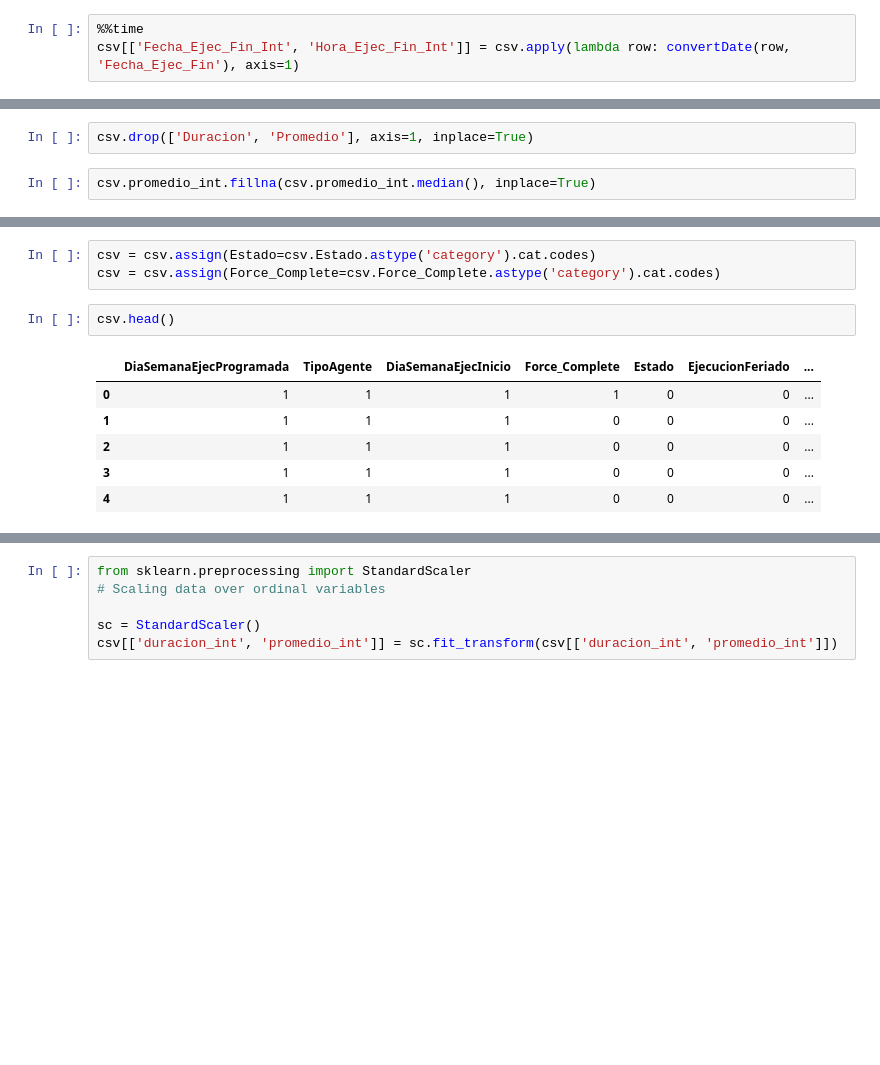
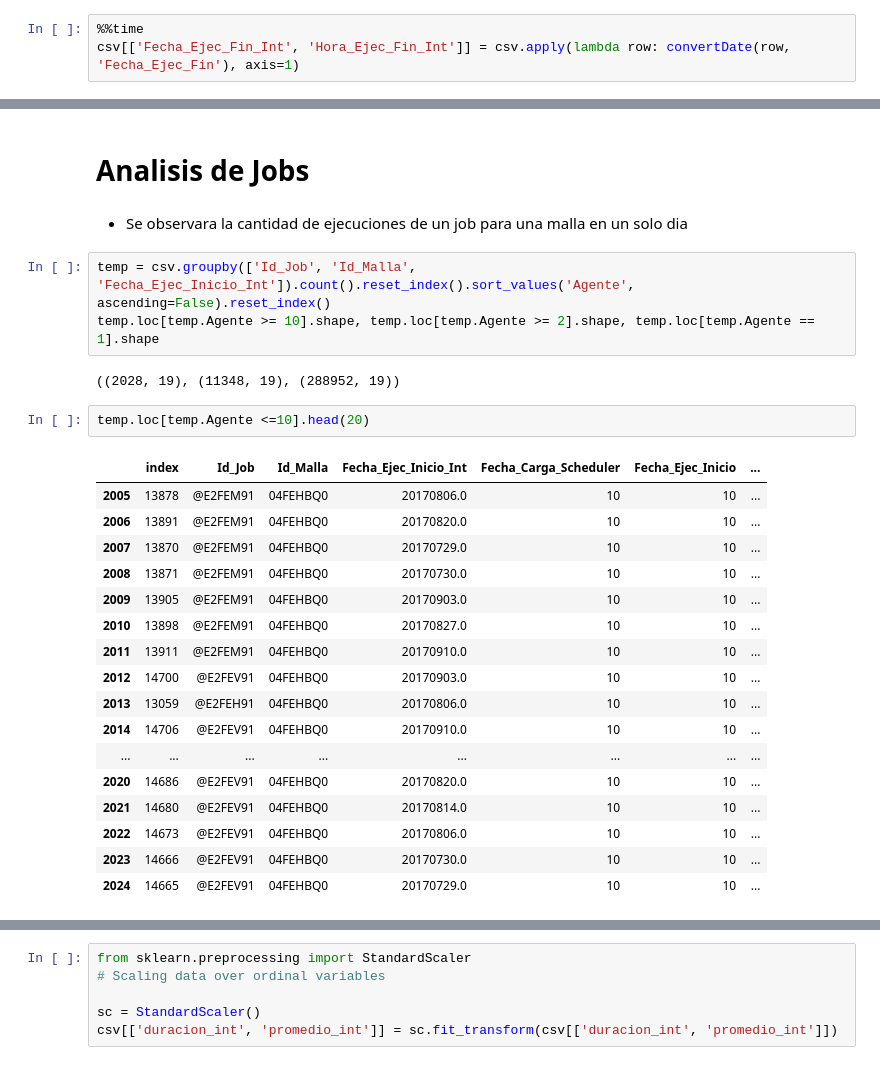
Before and after one commit to kdrivas/analysis-project, a Jupyter notebook: notebooks/Kervy/01-EDA.ipynb, the cells around one changed output, grey strips where cells are left out. Drawn from its saved outputs; the diff is of its cells as text; blank space fills up the shorter version.

```diff
--- a/notebooks/Kervy/01-EDA.ipynb
+++ b/notebooks/Kervy/01-EDA.ipynb
@@ -105,4 +179,0 @@ csv.head()
-# %%
-csv.drop(['Duracion', 'Promedio'], axis=1, inplace=True)
-# %%
-csv.promedio_int.fillna(csv.promedio_int.median(), inplace=True)
@@ -130,12 +180,29 @@ dtype: float64
-# %%
-csv = csv.assign(Estado=csv.Estado.astype('category').cat.codes)
-csv = csv.assign(Force_Complete=csv.Force_Complete.astype('category').cat.codes)
-# %%
-csv.head()
-# %% [output]
-|  | DiaSemanaEjecProgramada | TipoAgente | DiaSemanaEjecInicio | Force_Complete | Estado | EjecucionFeriado | ... |
-| 0 | 1 | 1 | 1 | 1 | 0 | 0 | ... |
-| 1 | 1 | 1 | 1 | 0 | 0 | 0 | ... |
-| 2 | 1 | 1 | 1 | 0 | 0 | 0 | ... |
-| 3 | 1 | 1 | 1 | 0 | 0 | 0 | ... |
-| 4 | 1 | 1 | 1 | 0 | 0 | 0 | ... |
+# %% [markdown]
+# Analisis de Jobs
+# %% [markdown]
+- Se observara la cantidad de ejecuciones de un job para una malla en un solo dia
+# %%
+temp = csv.groupby(['Id_Job', 'Id_Malla', 'Fecha_Ejec_Inicio_Int']).count().reset_index().sort_values('Agente', ascending=False).reset_index()
+temp.loc[temp.Agente >= 10].shape, temp.loc[temp.Agente >= 2].shape, temp.loc[temp.Agente == 1].shape
+# %% [output]
+((2028, 19), (11348, 19), (288952, 19))
+# %%
+temp.loc[temp.Agente <=10].head(20)
+# %% [output]
+|  | index | Id_Job | Id_Malla | Fecha_Ejec_Inicio_Int | Fecha_Carga_Scheduler | Fecha_Ejec_Inicio | ... |
+| 2005 | 13878 | @E2FEM91 | 04FEHBQ0 | 20170806.0 | 10 | 10 | ... |
+| 2006 | 13891 | @E2FEM91 | 04FEHBQ0 | 20170820.0 | 10 | 10 | ... |
+| 2007 | 13870 | @E2FEM91 | 04FEHBQ0 | 20170729.0 | 10 | 10 | ... |
+| 2008 | 13871 | @E2FEM91 | 04FEHBQ0 | 20170730.0 | 10 | 10 | ... |
+| 2009 | 13905 | @E2FEM91 | 04FEHBQ0 | 20170903.0 | 10 | 10 | ... |
+| 2010 | 13898 | @E2FEM91 | 04FEHBQ0 | 20170827.0 | 10 | 10 | ... |
+| 2011 | 13911 | @E2FEM91 | 04FEHBQ0 | 20170910.0 | 10 | 10 | ... |
+| 2012 | 14700 | @E2FEV91 | 04FEHBQ0 | 20170903.0 | 10 | 10 | ... |
+| 2013 | 13059 | @E2FEH91 | 04FEHBQ0 | 20170806.0 | 10 | 10 | ... |
+| 2014 | 14706 | @E2FEV91 | 04FEHBQ0 | 20170910.0 | 10 | 10 | ... |
+| ... | ... | ... | ... | ... | ... | ... | ... |
+| 2020 | 14686 | @E2FEV91 | 04FEHBQ0 | 20170820.0 | 10 | 10 | ... |
+| 2021 | 14680 | @E2FEV91 | 04FEHBQ0 | 20170814.0 | 10 | 10 | ... |
+| 2022 | 14673 | @E2FEV91 | 04FEHBQ0 | 20170806.0 | 10 | 10 | ... |
+| 2023 | 14666 | @E2FEV91 | 04FEHBQ0 | 20170730.0 | 10 | 10 | ... |
+| 2024 | 14665 | @E2FEV91 | 04FEHBQ0 | 20170729.0 | 10 | 10 | ... |
```
Also changed, not shown: parts of 32 cells of this notebook, 3 other files.
